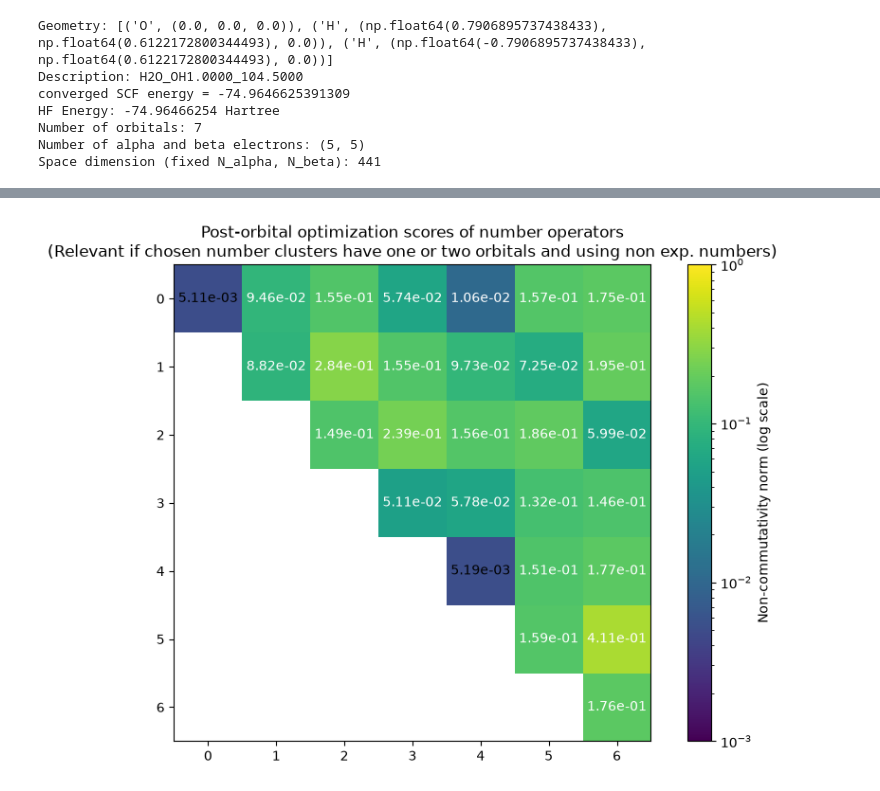
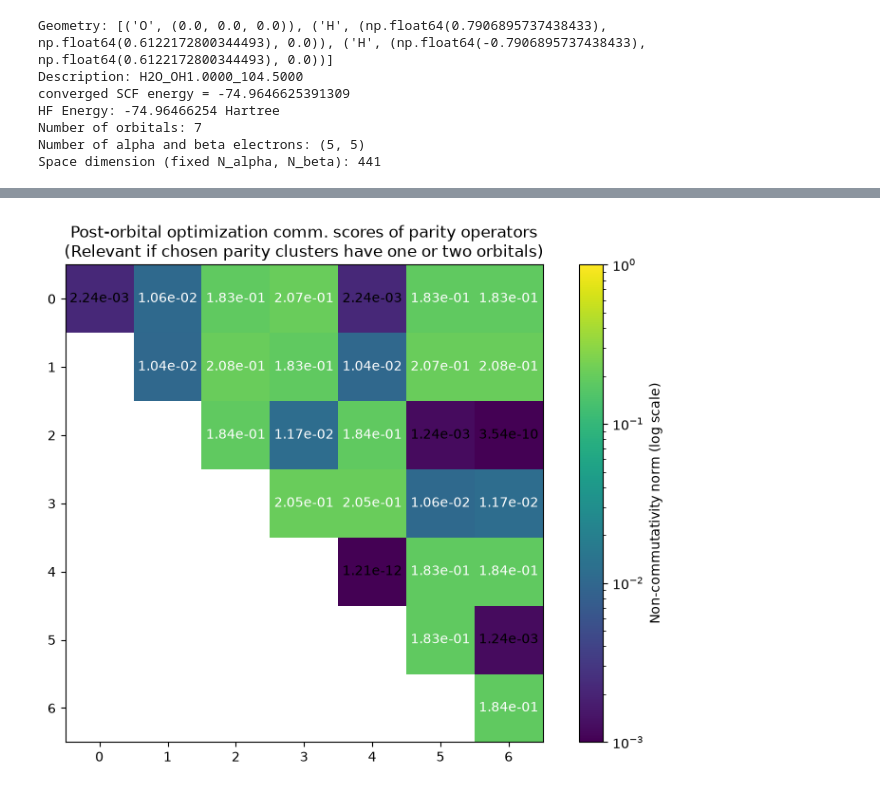
Before and after one commit to aleksey-uvarov/quasisymmetry, a Jupyter notebook: dam/workflow_example_cluster_numbers.ipynb, the cells around one changed output, grey strips where cells are left out. Cells and saved outputs as stored; diff of their text form; code cells hidden in the pictures.

Commit message:
implemented eval equation-based score

```diff
--- a/dam/workflow_example_cluster_numbers.ipynb
+++ b/dam/workflow_example_cluster_numbers.ipynb
@@ -177,11 +188,13 @@ or having number/parity operators relative to complementary clusters
 """
 
 from optimize_symmetries import parity_matrix_to_quasisymmetries, x_to_rotation, commutator_cost # improved to cluster_number.commutator_cost_v2
-import cost_functions
 import scipy.optimize
 from math import comb
 
 # --- Step 3.1: Define the cluster number matrix and the cluster parity matrix; refers to spatial orbitals ---
+
+# Choose type of cost function
+use_new_eval_eq_based_score = True
 
 # choice 1: some cluster numbers, with |cluster| >= 2 orbitals; no cluster parities
 
@@ -194,7 +207,7 @@ cluster_number_matrix = np.array([
 cluster_parity_matrix = np.array([])
 """
 
-# """"
+""""
 # choice 2: choice 1, but switching number and parity matrices
 cluster_number_matrix = np.array([])
 
@@ -203,7 +216,7 @@ cluster_parity_matrix = np.array([
     [0, 0, 1, 1, 0, 0, 1],
     [0, 1, 0, 1, 0, 1, 0]
 ])
-# """
+"""
 
 """
 # choice 3: some pairs of orbitals whose corresponding heat map tile is darkest; and one parity cluster
@@ -230,6 +243,57 @@ cluster_number_matrix = np.array([])
 cluster_parity_matrix = np.eye(7)
 """
 
+"""
+# choice 6: numbers for pairs of orbitals whose corresponding heat map tile is darkest; no parities
+cluster_number_matrix = np.array([
+    [1, 0, 0, 0, 1, 0, 0,],
+    [0, 0, 1, 0, 0, 0, 1],
+    [0, 0, 0, 1, 0, 1, 0]
+])
+cluster_parity_matrix = np.array([])
+"""
+
+"""
+# choice 7: same as above, but only orbital-pair parities
+cluster_number_matrix = np.array([])
+cluster_parity_matrix = np.array([
+    [1, 0, 0, 0, 1, 0, 0,],
+    [0, 0, 1, 0, 0, 0, 1],
+    [0, 0, 0, 1, 0, 1, 0]
+])
+"""
+
+"""
+# choice 8: only parities, random
+cluster_number_matrix = np.array([])
+cluster_parity_matrix = np.array([
+    [1, 0, 0, 0, 0, 0, 0,],
+    [0, 1, 1, 0, 0, 0, 0],
+    [0, 0, 0, 1, 1, 1, 0]
+])
+"""
+
+"""
+# choice 9: only one big parity
+cluster_number_matrix = np.array([])
+cluster_parity_matrix = np.array([
+    [1, 1, 1, 0, 0, 0, 0,]
+])
+"""
+
+#"""
+# choice 10: overload of parities
+cluster_number_matrix = np.array([])
+cluster_parity_matrix = np.array([
+    [1, 0, 0, 0, 0, 0, 0,],
+    [0, 1, 0, 0, 1, 0, 0],
+    [0, 0, 1, 1, 1, 1, 0],
+    [1, 0, 1, 1, 0, 0, 0,],
+    [0, 1, 0, 0, 0, 1, 1],
+    [0, 0, 0, 1, 1, 1, 0]
+])
+#"""
+
 print(f"\nCluster number matrix ({cluster_number_matrix.shape[0]} quasisymmetries, {norb} orbitals):")
 print(cluster_number_matrix)
 
@@ -252,9 +316,17 @@ quasisymmetry_operators = cluster_number_operators + cluster_parity_operators
 print(f"Number of quasisymmetry operators: {len(quasisymmetry_operators)}")
 
 # --- Step 3.3: Define the cost function ---
-# Cost = sum over symmetries S_k of ||[H(U), S_k]|Ψ(U)⟩||²
-# We optimize over orbital rotation parameters x (anti-symmetric matrix)
-f = cost_functions.commutator_cost_v2(moldata_ffsim, quasisymmetry_operators, fci_state) # commutator_cost builds the cost function f: x upper triangle of antisym matrix |-> \sum_k ||[H(rotated with exp(x)), S_k]|Ψ(rotated with exp(x)⟩||²
+if use_new_eval_eq_based_score == False:
+    # Cost = sum over symmetries S_k of ||[H(U), S_k]|Ψ(U)⟩||²
+    # We optimize over orbital rotation parameters x (anti-symmetric matrix)
+    f = cost_functions.commutator_cost_v2(moldata_ffsim, quasisymmetry_operators, fci_state) # commutator_cost builds the cost function f: x upper triangle of antisym matrix |-> \sum_k ||[H(rotated with exp(x)), S_k]|Ψ(rotated with exp(x)⟩||²
+
+# ...or use new eigenvalue equation-based cost function:
+else:
+    cluster_number_evals = [round(np.real(fci_state.T.conj() @ (op @ fci_state))) for op in cluster_number_operators] # best guess of eigenvalues
+    cluster_parity_evals = [round(np.real(fci_state.T.conj() @ (op @ fci_state))) for op in cluster_parity_operators] # same
+    evals = cluster_number_evals + cluster_parity_evals
+    f = cost_functions.eval_eq_cost(quasisymmetry_operators, evals, fci_state, norb, nelec)
 
 # --- Step 3.4: Initial guess (identity rotation) ---
 x0 = np.zeros(comb(norb, 2))
@@ -293,19 +365,25 @@ rotated_h_linop = ffsim.linear_operator(rotated_h, norb, nelec)
 rotated_fci_state = ffsim.apply_orbital_rotation(
     fci_state, U_opt, norb, nelec)
 
-rotated_nc_scores_num = utils.get_heatmap_data(rotated_h_linop, rotated_fci_state, norb, one_orb_num_operators, two_orb_num_operators, upscale_factor=1)
-
-rotated_nc_scores_expnum = utils.get_heatmap_data(rotated_h_linop, rotated_fci_state, norb, one_orb_expnum_operators, two_orb_expnum_operators, upscale_factor=1)
-
-rotated_nc_scores_par = utils.get_heatmap_data(rotated_h_linop, rotated_fci_state, norb, one_orb_par_operators, two_orb_par_operators, upscale_factor=1)
+rotated_nc_scores_num = cost_functions.get_heatmap_data_nc_score(rotated_h_linop, rotated_fci_state, norb, one_orb_num_operators, two_orb_num_operators, upscale_factor=1)
+rotated_nc_scores_expnum = cost_functions.get_heatmap_data_nc_score(rotated_h_linop, rotated_fci_state, norb, one_orb_expnum_operators, two_orb_expnum_operators, upscale_factor=1)
+rotated_nc_scores_par = cost_functions.get_heatmap_data_nc_score(rotated_h_linop, rotated_fci_state, norb, one_orb_par_operators, two_orb_par_operators, upscale_factor=1)
 
 print("\nNew heatmaps after orbital optimization (relevant only if clusters have one or two orbitals):")
 
-utils.show_heatmap(rotated_nc_scores_num, vmin=1e-3, vmax=1e0, title='Post-orbital optimization scores of number operators\n(Relevant if chosen number clusters have one or two orbitals and using non exp. numbers)')
+# utils.show_heatmap(rotated_nc_scores_num, vmin=1e-3, vmax=1e0, title='Post-orbital optimization comm. scores of number operators\n(Relevant if chosen number clusters have one or two orbitals and using non exp. numbers)')
+# utils.show_heatmap(rotated_nc_scores_expnum, vmin=1e-3, vmax=1e0, title='Post-orbital optimization comm. scores of exp. number operators\n(Relevant if chosen number clusters have one or two orbitals and using exp. numbers)')
+utils.show_heatmap(rotated_nc_scores_par, vmin=1e-3, vmax=1e0, title='Post-orbital optimization comm. scores of parity operators\n(Relevant if chosen parity clusters have one or two orbitals)')
 
-utils.show_heatmap(rotated_nc_scores_expnum, vmin=1e-3, vmax=1e0, title='Post-orbital optimization scores of exp. number operators\n(Relevant if chosen number clusters have one or two orbitals and using exp. numbers)')
-
-utils.show_heatmap(rotated_nc_scores_par, vmin=1e-3, vmax=1e0, title='Post-orbital optimization scores of parity operators\n(Relevant if chosen parity clusters have one or two orbitals)')
+# recompute eval equation-based scores
+rotated_one_orb_num_evals = [round(np.real(rotated_fci_state.T.conj() @ op @ rotated_fci_state)) for op in one_orb_num_operators]
+rotated_two_orb_num_evals = [round(np.real(rotated_fci_state.T.conj() @ op @ rotated_fci_state)) for op in two_orb_num_operators]
+rotated_eval_eq_scores_num = cost_functions.get_heatmap_data_eval_eq_score(rotated_fci_state, norb, one_orb_num_operators, two_orb_num_operators, one_orb_num_evals, two_orb_num_evals, upscale_factor=1)
+rotated_one_orb_par_evals = [round(np.real(rotated_fci_state.T.conj() @ op @ rotated_fci_state)) for op in one_orb_par_operators]
+rotated_two_orb_par_evals = [round(np.real(rotated_fci_state.T.conj() @ op @ rotated_fci_state)) for op in two_orb_par_operators]
+rotated_eval_eq_scores_par = cost_functions.get_heatmap_data_eval_eq_score(rotated_fci_state, norb, one_orb_par_operators, two_orb_par_operators, one_orb_par_evals, two_orb_par_evals, upscale_factor=1)
+# utils.show_heatmap(rotated_eval_eq_scores_num, vmin=1e-3, vmax=1e0, title='Post-orbital optimization eval. eq. scores of number operators\n(Relevant if chosen number clusters have one or two orbitals)')
+utils.show_heatmap(rotated_eval_eq_scores_par, vmin=1e-3, vmax=1e0, title='Post-orbital optimization eval. eq. scores of parity operators\n(Relevant if chosen parity clusters have one or two orbitals)')
 
 """
 NOTES ON SECTION 3:
@@ -336,3 +417,3 @@ For reference, % cost change for some random unitaries: 173980, 1443353, 368353%
 
 New heatmaps after orbital optimization (relevant only if clusters have one or two orbitals):
-[figure, old version]
+[figure, new version]
```
Also changed, not shown: parts of 6 cells of this notebook, 3 other files.
